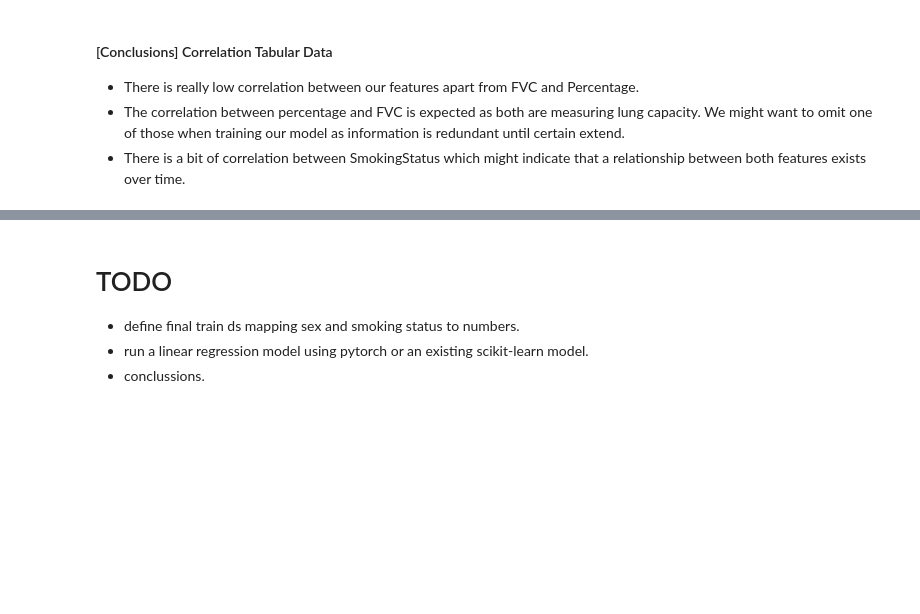
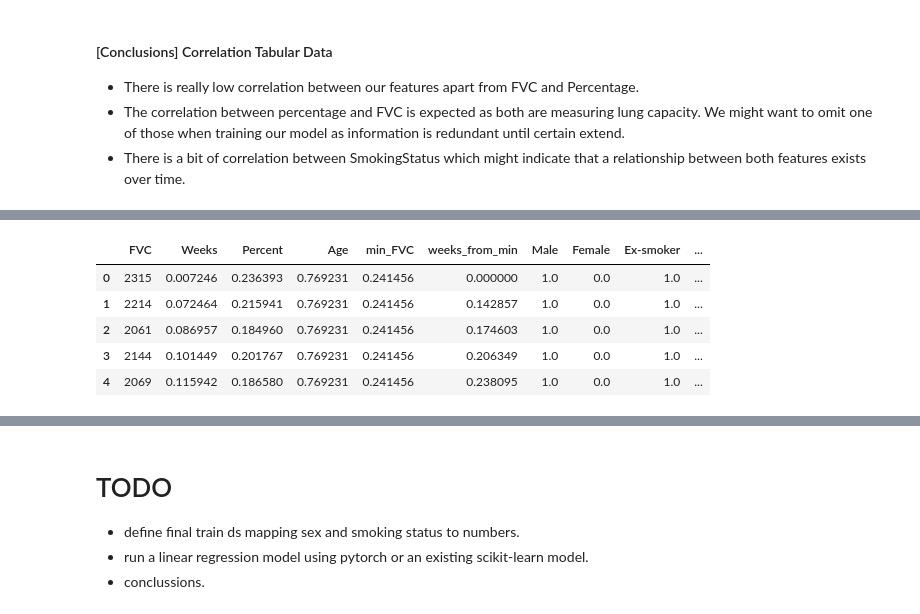
Before and after one commit to manumaqueda/pulmonary-fibrosis-progression, a Jupyter notebook: EDA-feature-extraction.ipynb, the cells around one changed output, grey strips where cells are left out. Drawn from its saved outputs; the diff is of its cells as text; code cells hidden in the pictures; blank space fills up the shorter version.

```diff
--- a/EDA-feature-extraction.ipynb
+++ b/EDA-feature-extraction.ipynb
@@ -401,0 +462,11 @@ plot_weeks_distribution(train_df)
+# %%
+pp_train_df = preprocess_data(train_df, 'train')
+
+pp_train_df.head()
+# %% [output]
+|  | FVC | Weeks | Percent | Age | min_FVC | weeks_from_min | Male | Female | Ex-smoker | ... |
+| 0 | 2315 | 0.007246 | 0.236393 | 0.769231 | 0.241456 | 0.000000 | 1.0 | 0.0 | 1.0 | ... |
+| 1 | 2214 | 0.072464 | 0.215941 | 0.769231 | 0.241456 | 0.142857 | 1.0 | 0.0 | 1.0 | ... |
+| 2 | 2061 | 0.086957 | 0.184960 | 0.769231 | 0.241456 | 0.174603 | 1.0 | 0.0 | 1.0 | ... |
+| 3 | 2144 | 0.101449 | 0.201767 | 0.769231 | 0.241456 | 0.206349 | 1.0 | 0.0 | 1.0 | ... |
+| 4 | 2069 | 0.115942 | 0.186580 | 0.769231 | 0.241456 | 0.238095 | 1.0 | 0.0 | 1.0 | ... |
```
Also changed, not shown: parts of 7 cells of this notebook, 1 other file.
